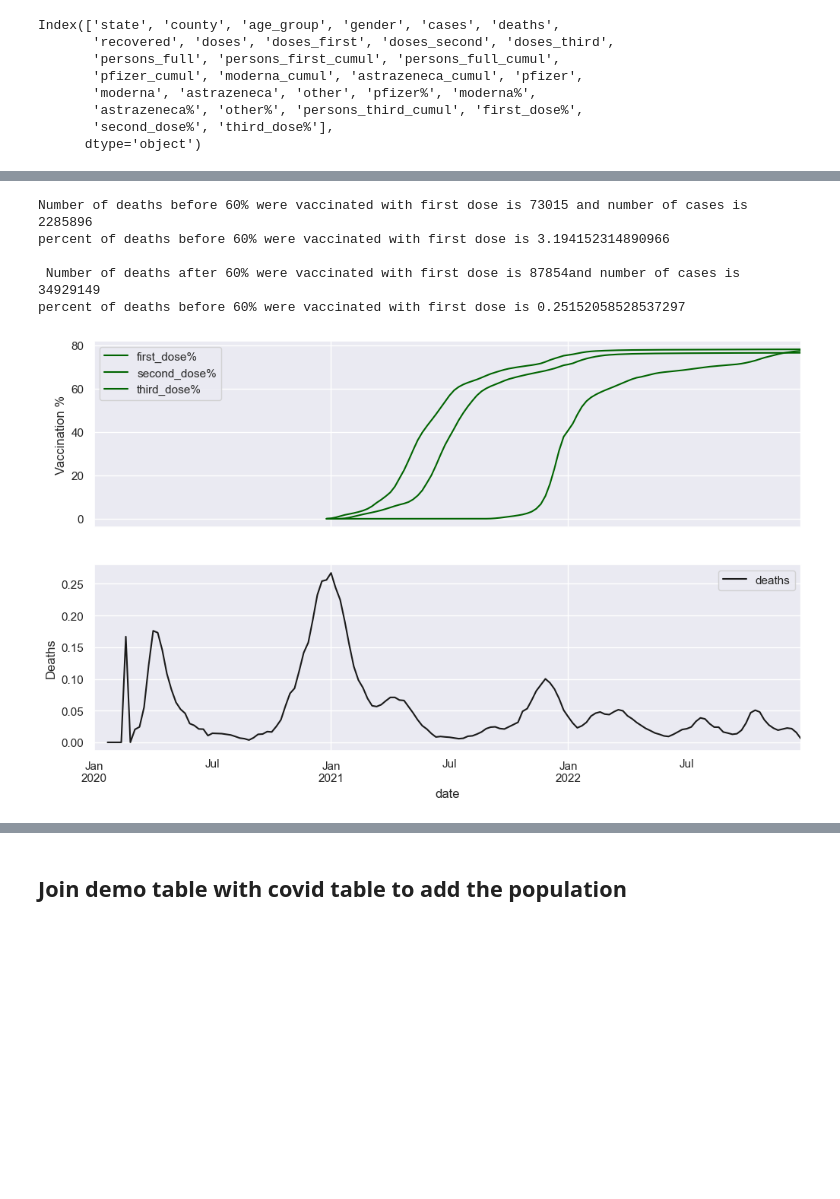
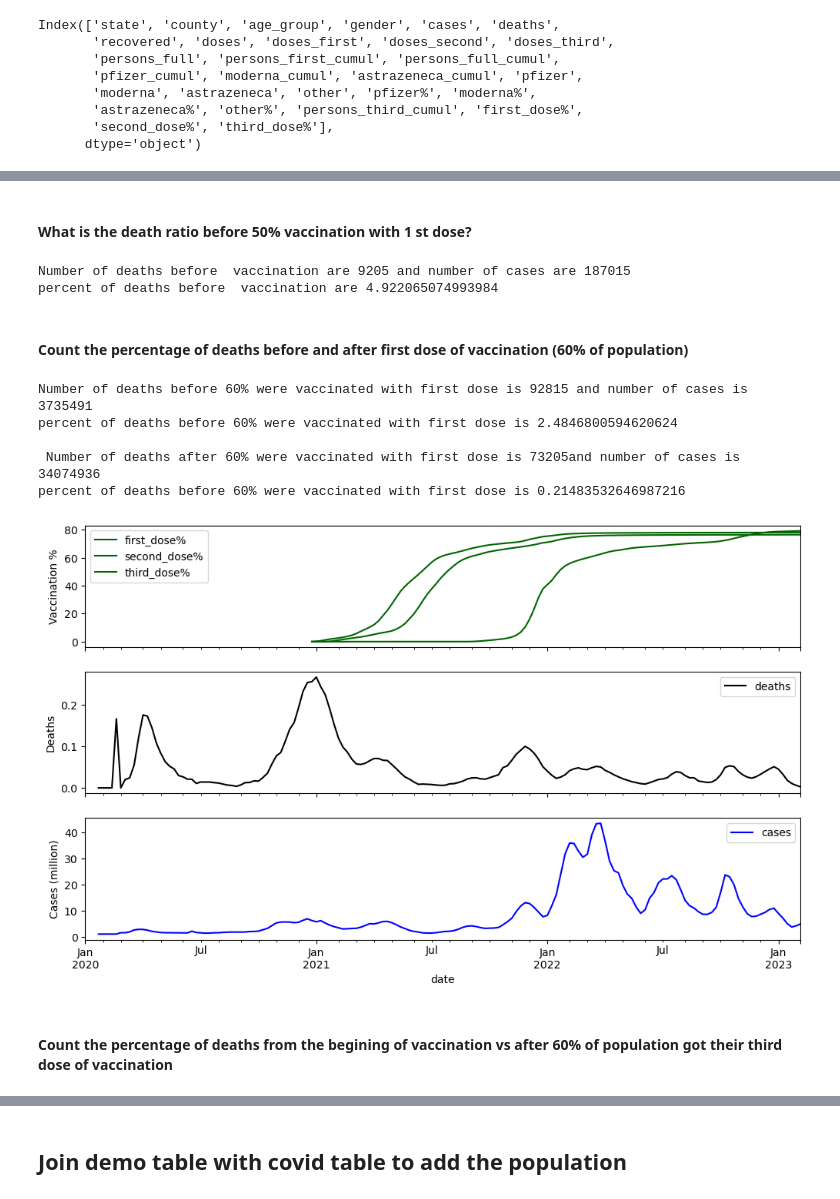
Before and after one commit to doctorf72/Naya-Practical-Data-Science-EDA-Project, a Jupyter notebook: COVID_Germany_Alin1.ipynb, the cells around one changed output, grey strips where cells are left out. Saved outputs shown, nothing was run; the diff lists cells and outputs as text; code cells hidden in the pictures; blank space fills up the shorter version.

```diff
--- a/COVID_Germany_Alin1.ipynb
+++ b/COVID_Germany_Alin1.ipynb
@@ -10,9 +10,9 @@ sns.set_theme()
 ## Upload the datasets
 Quick Dataset Overview
 # %%
-demo=pd.read_csv("C:\\Users\DannyC19\Desktop\Python\EDA project\Germany\demographics_de.csv")
-covid=pd.read_csv("C:\\Users\DannyC19\Desktop\Python\EDA project\Germany\covid_de.csv",parse_dates = ['date'], index_col="date")
-vaccines=pd.read_csv("C:\\Users\DannyC19\Desktop\Python\EDA project\Germany\covid_de_vaccines.csv",parse_dates = ['date'],index_col="date")
+demo=pd.read_csv("C:\\Users\ALIN\Desktop\Python_Alin\EDA project\pandas_project\demographics_de.csv")
+covid=pd.read_csv("C:\\Users\ALIN\Desktop\Python_Alin\EDA project\pandas_project\covid_de.csv",parse_dates = ['date'], index_col="date")
+vaccines=pd.read_csv("C:\\Users\ALIN\Desktop\Python_Alin\EDA project\pandas_project\covid_de_vaccines.csv",parse_dates = ['date'],index_col="date")
 # %%
 #Demo
 print(demo.shape)
@@ -669,41 +661,59 @@ print(vaccines.index[vaccines['third_dose%'].cumsum().searchsorted(60)])
+# %% [markdown]
+#### What is the death ratio before 50% vaccination with 1 st dose?
+# %%
+#Calculate the death ratio before 50% of population were vaccinated
+deaths0b=covid.loc[:'2020-06-15 00:00:00' ]['deaths'].sum()
+cases0b=covid.loc[:'2020-06-15 00:00:00' ]['cases'].sum()
+print ( f'Number of deaths before  vaccination are {deaths0b} and number of cases are {cases0b}')
+
+death_percent_b0=deaths0b/cases0b *100
+print( f'percent of deaths before  vaccination are {death_percent_b0}')
+# %% [output]
+Number of deaths before  vaccination are 9205 and number of cases are 187015
+percent of deaths before  vaccination are 4.922065074993984
+# %% [markdown]
+#### Count the percentage of deaths before and after first dose of vaccination (60% of population)
 # %%
-#count the percentage of deaths before and after first dose of vaccination (60% of population)
 
 #before first dose
-deaths1b=covid.loc[:'2021-02-07 00:00:00' ]['deaths'].sum()
-cases1b=covid.loc[:'2021-02-07 00:00:00' ]['cases'].sum()
+deaths1b=covid.loc[:'2021-07-12 00:00:00' ]['deaths'].sum()
+cases1b=covid.loc[:'2021-07-12 00:00:00' ]['cases'].sum()
 print ( f'Number of deaths before 60% were vaccinated with first dose is {deaths1b} and number of cases is {cases1b}')
 
 death_percent_b=deaths1b/cases1b *100
 print( f'percent of deaths before 60% were vaccinated with first dose is {death_percent_b}')
 
 #after first dose
-deaths1a=covid.loc['2021-02-07 00:00:00' :]['deaths'].sum()
-cases1a=covid.loc['2021-02-07 00:00:00' :]['cases'].sum()
+deaths1a=covid.loc['2021-07-12 00:00:00' :]['deaths'].sum()
+cases1a=covid.loc['2021-07-12 00:00:00' :]['cases'].sum()
 print ( f'\n Number of deaths after 60% were vaccinated with first dose is {deaths1a}and number of cases is {cases1a}')
 
 death_percent_a=deaths1a/cases1a *100
 print( f'percent of deaths before 60% were vaccinated with first dose is {death_percent_a}')
 
-#There is a great decrease in death % out of all cases following first dose of vaccination from 3.2% to 0.25%
+#There is a great decrease in death % out of all cases following first dose of vaccination from 2.5% to 0.21%
 # %% [output]
-Number of deaths before 60% were vaccinated with first dose is 73015 and number of cases is 2285896
-percent of deaths before 60% were vaccinated with first dose is 3.194152314890966
+Number of deaths before 60% were vaccinated with first dose is 92815 and number of cases is 3735491
+percent of deaths before 60% were vaccinated with first dose is 2.4846800594620624
 
- Number of deaths after 60% were vaccinated with first dose is 87854and number of cases is 34929149
-percent of deaths before 60% were vaccinated with first dose is 0.25152058528537297
+ Number of deaths after 60% were vaccinated with first dose is 73205and number of cases is 34074936
+percent of deaths before 60% were vaccinated with first dose is 0.21483532646987216
 # %%
-fig, axes = plt.subplots(nrows=2, ncols=1, sharex=True,figsize=(12,7))
+fig, axes = plt.subplots(nrows=3, ncols=1, sharex=True,figsize=(12,7))
 week_vac_cases[['first_dose%','second_dose%','third_dose%']].plot(ax=axes[0],legend='first_dose%', color='darkgreen' )
 week_vac_cases['deaths'].plot(ax=axes[1],legend='deaths',color='k')
+week_vac_cases['cases'].plot(ax=axes[2],legend='deaths',color='b')
 
 # Set y-label for the first subplot
 axes[0].set_ylabel('Vaccination %')
 
 # Set y-label for the second subplot
 axes[1].set_ylabel('Deaths')
+axes[2].set_ylabel('Cases (million)')
 #ax.set_ylable('Percentage of vaccinated with 1st dose')
 plt.show()
 # %% [output]
-[figure, old version]
+[figure, new version]
+# %% [markdown]
+#### Count the percentage of deaths from the begining of vaccination vs after 60% of population  got their third dose of vaccination
 # %%
```
Also changed, not shown: parts of 26 cells of this notebook, 1 other file.
